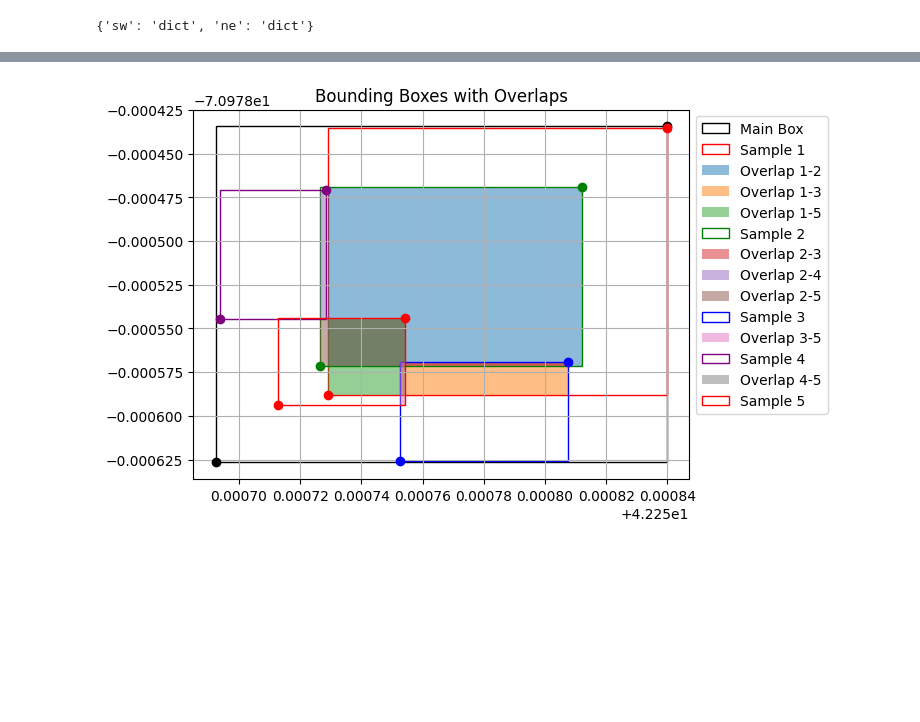
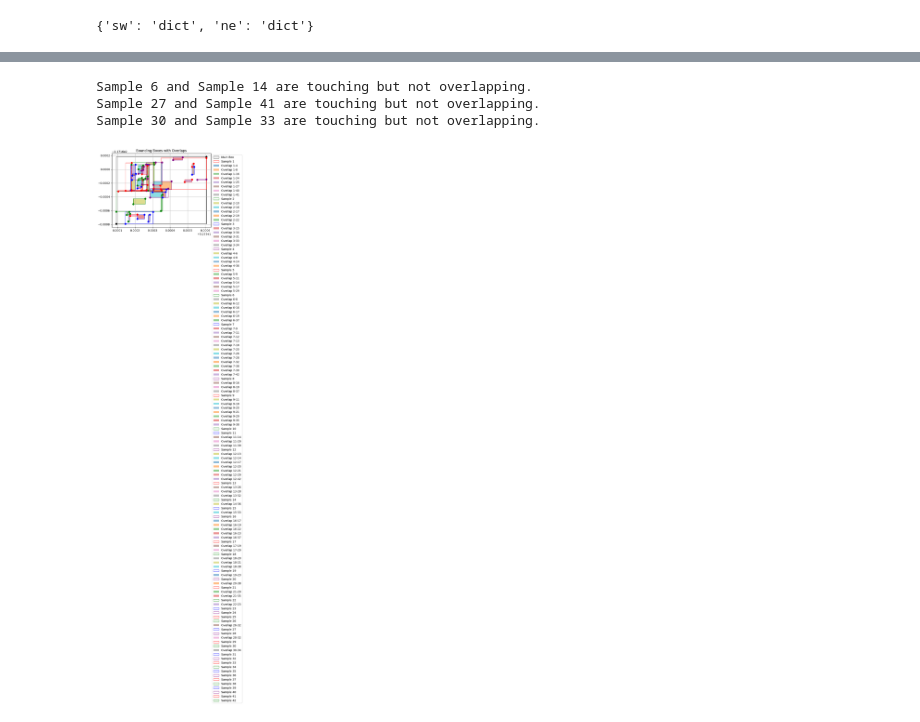
Before and after one commit to momova97/Solar_project, a Jupyter notebook: finance_solar.ipynb, the cells around one changed output, grey strips where cells are left out. Saved outputs shown, nothing was run; the diff lists cells and outputs as text; code cells hidden in the pictures; blank space fills up the shorter version.

```diff
--- a/finance_solar.ipynb
+++ b/finance_solar.ipynb
@@ -1,7 +1,7 @@
 # %%
 import json
 # %%
-with open('Solar.json', 'r') as f:
+with open('550w.json', 'r') as f:
     data = json.load(f)
 # %%
 for key, value in data.items():
@@ -402,6 +450,16 @@ Height of Sample 5: 17.056068 meters
 from shapely.geometry import Polygon
 import matplotlib.pyplot as plt
 import matplotlib.patches as patches
+
+def draw_box(ax, box, label, edgecolor, facecolor='none'):
+    xmin, ymin, xmax, ymax = box
+    ax.add_patch(
+        patches.Rectangle(
+            (xmin, ymin), xmax - xmin, ymax - ymin,
+            linewidth=1, edgecolor=edgecolor, facecolor=facecolor, label=label
+        )
+    )
+    ax.scatter([xmin, xmax], [ymin, ymax], c=edgecolor, zorder=5)
 
 # Extract main bounding box
 main_box_data = data['boundingBox']
@@ -415,46 +473,44 @@ for sample in sample_boxes_data:
     box = sample['boundingBox']
     sample_boxes.append([box['sw']['latitude'], box['sw']['longitude'],
                          box['ne']['latitude'], box['ne']['longitude']])
 
 # Create shapely polygons for sample boxes
 polygons = [Polygon([(box[0], box[1]), (box[0], box[3]), (box[2], box[3]), (box[2], box[1])]) for box in sample_boxes]
 
 # Initialize plot
 fig, ax = plt.subplots()
 
 # Draw main bounding box
 draw_box(ax, main_box, 'Main Box', 'black')
 
 # Draw sample bounding boxes and find intersections
 colors = ['red', 'green', 'blue', 'purple']
 for i, (box, poly1) in enumerate(zip(sample_boxes, polygons)):
     draw_box(ax, box, f'Sample {i+1}', colors[i % len(colors)])
 
     # Find intersection with other sample boxes and add to plot
     for j, poly2 in enumerate(polygons[i+1:], start=i+1):
         intersection = poly1.intersection(poly2)
+
         if intersection.is_empty:
             continue
-        x, y = intersection.exterior.xy
-        ax.fill(x, y, alpha=0.5, label=f'Overlap {i+1}-{j+1}')
+
+        if intersection.geom_type == 'Polygon':
+            x, y = intersection.exterior.xy
+            ax.fill(x, y, alpha=0.5, label=f'Overlap {i+1}-{j+1}')
+        elif intersection.geom_type in ['LineString', 'Point']:
+            print(f"Sample {i+1} and Sample {j+1} are touching but not overlapping.")
 
 # Annotations and Grid
 plt.legend(loc='upper left', bbox_to_anchor=(1, 1))
 plt.grid(True)
 plt.title('Bounding Boxes with Overlaps')
 plt.show()
-
-def draw_box(ax, box, label, edgecolor, facecolor='none'):
-    xmin, ymin, xmax, ymax = box
-    ax.add_patch(
-        patches.Rectangle(
-            (xmin, ymin), xmax - xmin, ymax - ymin,
-            linewidth=1, edgecolor=edgecolor, facecolor=facecolor, label=label
-        )
-    )
-    ax.scatter([xmin, xmax], [ymin, ymax], c=edgecolor, zorder=5)
 # %% [output]
+Sample 6 and Sample 14 are touching but not overlapping.
+Sample 27 and Sample 41 are touching but not overlapping.
+Sample 30 and Sample 33 are touching but not overlapping.
-[figure, old version]
+[figure, new version]
 # %%
 import math
 
```
Also changed, not shown: parts of 15 cells of this notebook, 1 other file.
